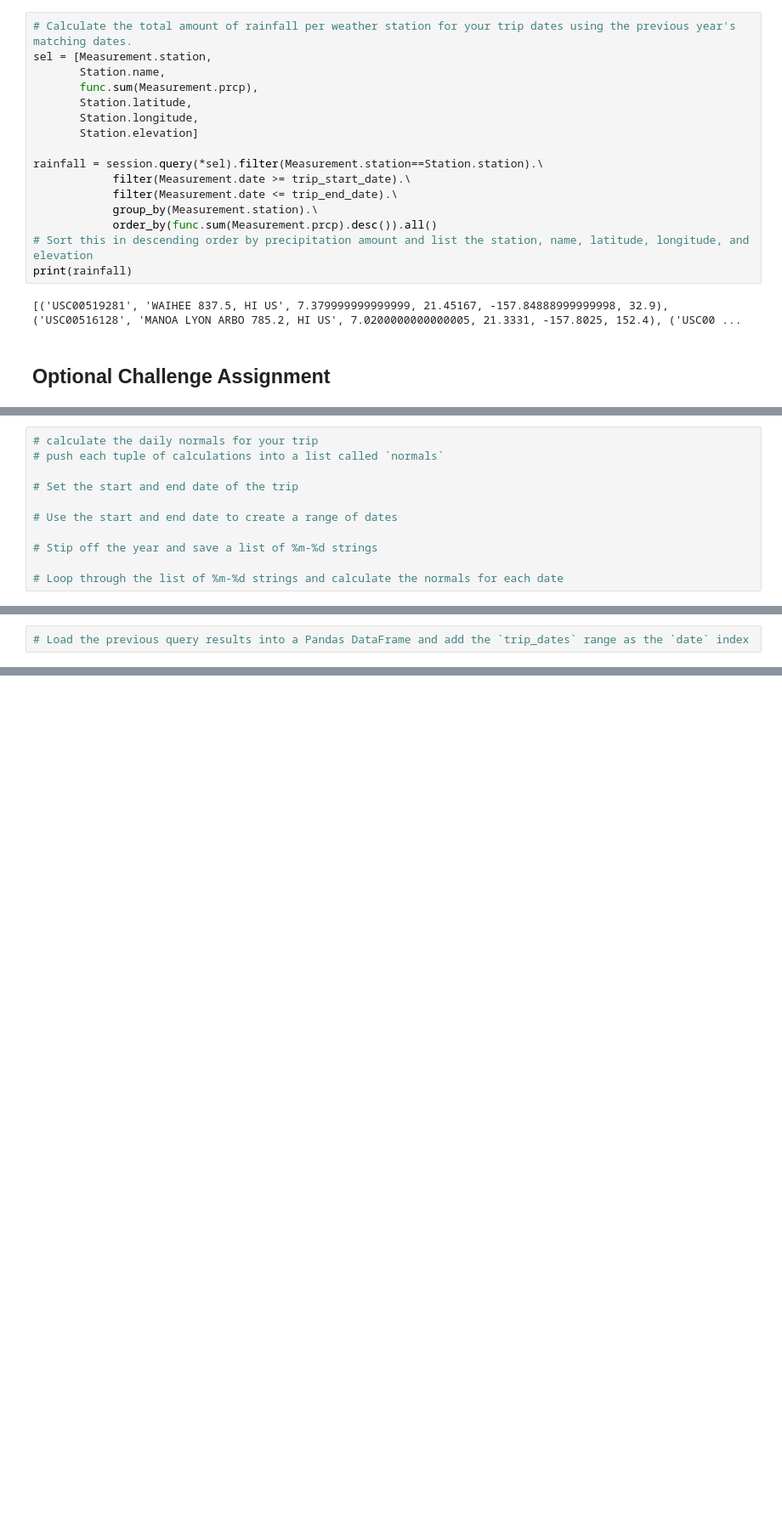
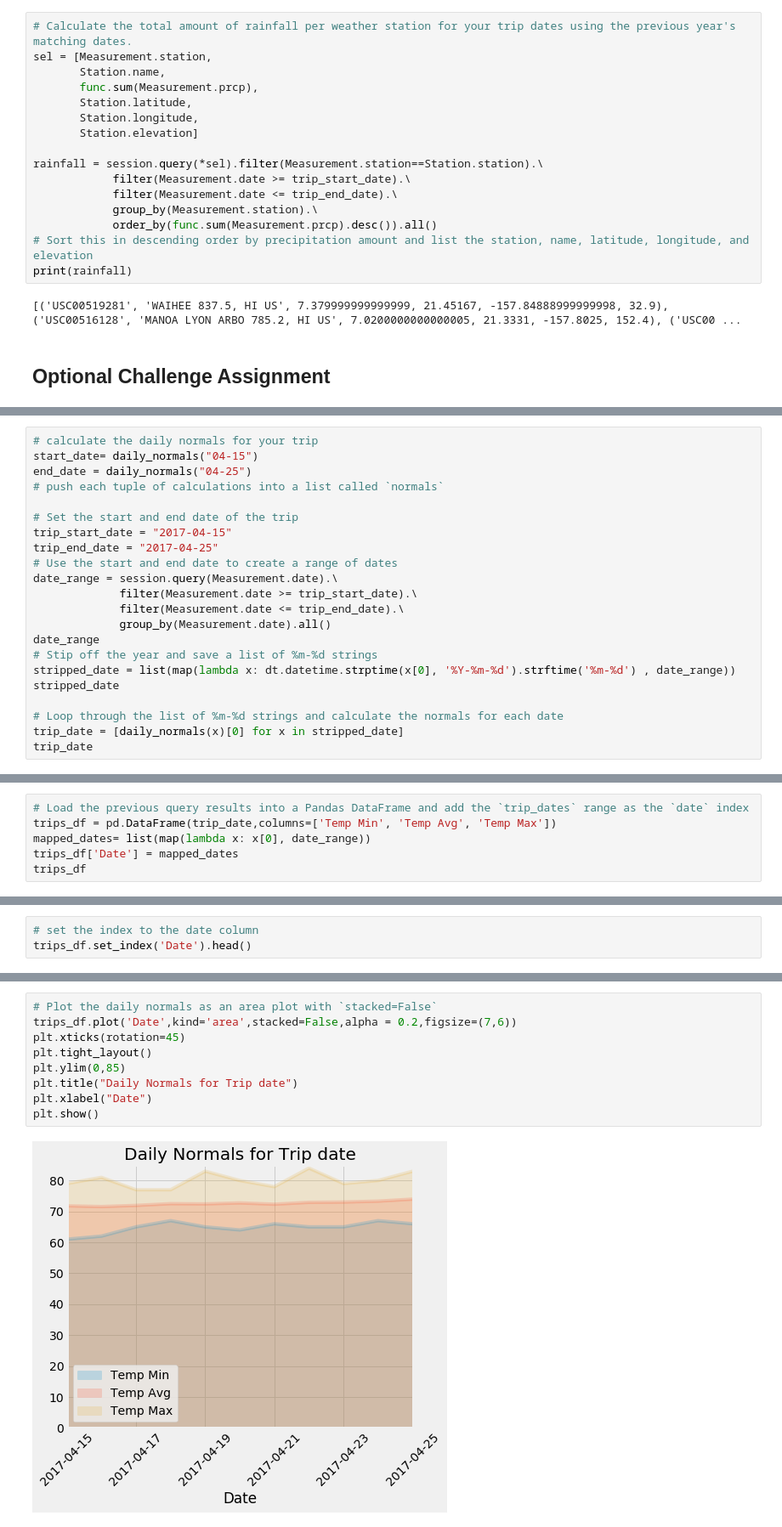
Before and after one commit to ankitapatel9/sqlalchemy-challenge, a Jupyter notebook: climate_starter.ipynb, the cells around one changed output, grey strips where cells are left out. Shown at 85% size. Cells and saved outputs as stored; diff of their text form; blank space fills up the shorter version.

```diff
--- a/climate_starter.ipynb
+++ b/climate_starter.ipynb
@@ -307,11 +309,22 @@ daily_normals("01-01")
 # %%
 # calculate the daily normals for your trip
+start_date= daily_normals("04-15")
+end_date = daily_normals("04-25")
 # push each tuple of calculations into a list called `normals`
 
 # Set the start and end date of the trip
-
+trip_start_date = "2017-04-15"
+trip_end_date = "2017-04-25"
 # Use the start and end date to create a range of dates
-
+date_range = session.query(Measurement.date).\
+             filter(Measurement.date >= trip_start_date).\
+             filter(Measurement.date <= trip_end_date).\
+             group_by(Measurement.date).all()
+date_range
 # Stip off the year and save a list of %m-%d strings
+stripped_date = list(map(lambda x: dt.datetime.strptime(x[0], '%Y-%m-%d').strftime('%m-%d') , date_range))
+stripped_date
 
 # Loop through the list of %m-%d strings and calculate the normals for each date
+trip_date = [daily_normals(x)[0] for x in stripped_date]
+trip_date
@@ -318,2 +343,6 @@ daily_normals("01-01")
 # %%
 # Load the previous query results into a Pandas DataFrame and add the `trip_dates` range as the `date` index
+trips_df = pd.DataFrame(trip_date,columns=['Temp Min', 'Temp Avg', 'Temp Max'])
+mapped_dates= list(map(lambda x: x[0], date_range))
+trips_df['Date'] = mapped_dates
+trips_df
@@ -321,0 +362,3 @@ daily_normals("01-01")
+# %%
+# set the index to the date column
+trips_df.set_index('Date').head()
@@ -321,0 +373,11 @@ daily_normals("01-01")
+# %%
+# Plot the daily normals as an area plot with `stacked=False`
+trips_df.plot('Date',kind='area',stacked=False,alpha = 0.2,figsize=(7,6))
+plt.xticks(rotation=45)
+plt.tight_layout()
+plt.ylim(0,85)
+plt.title("Daily Normals for Trip date")
+plt.xlabel("Date")
+plt.show()
+# %% [output]
+[figure, added]
```
Also changed, not shown: parts of 5 cells of this notebook.
